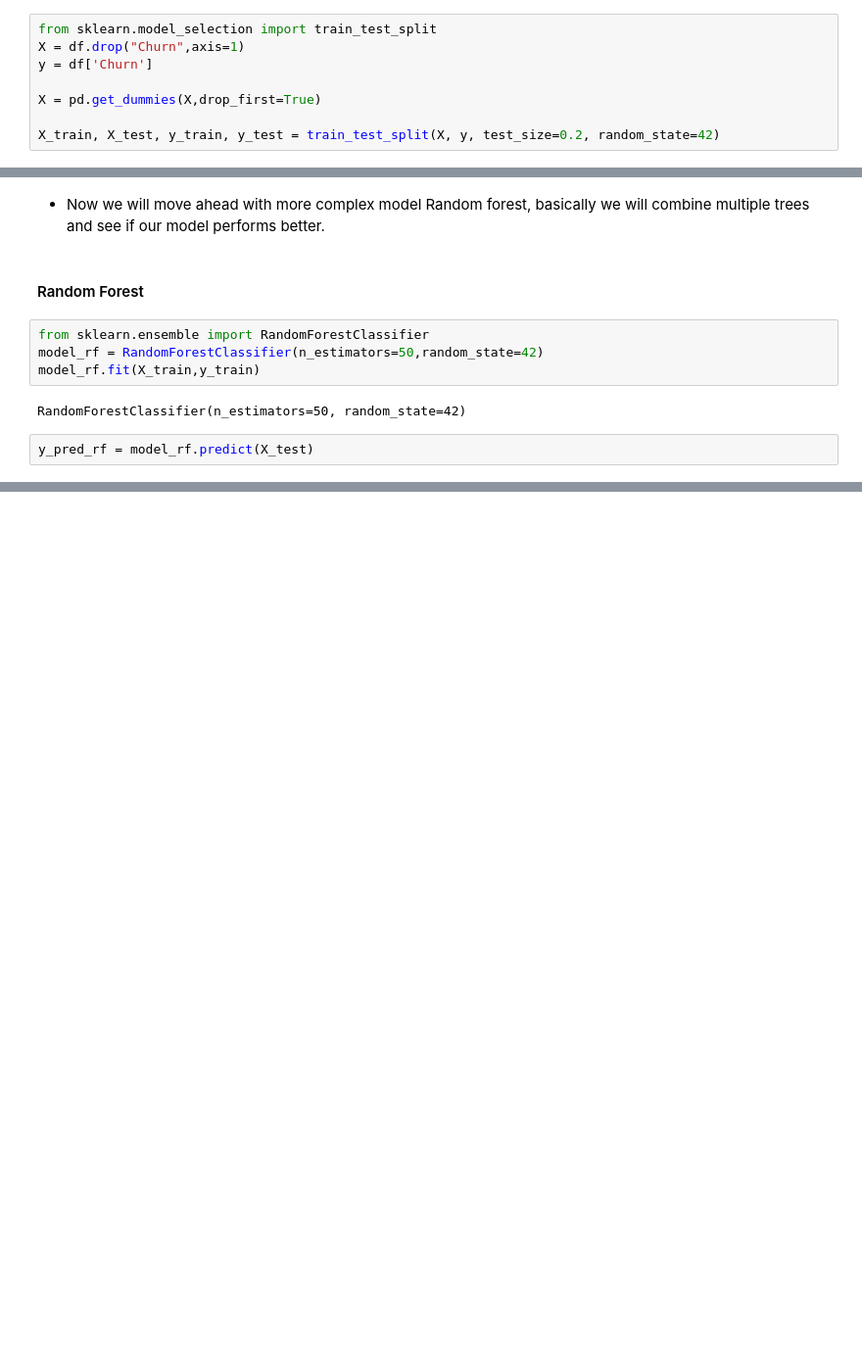
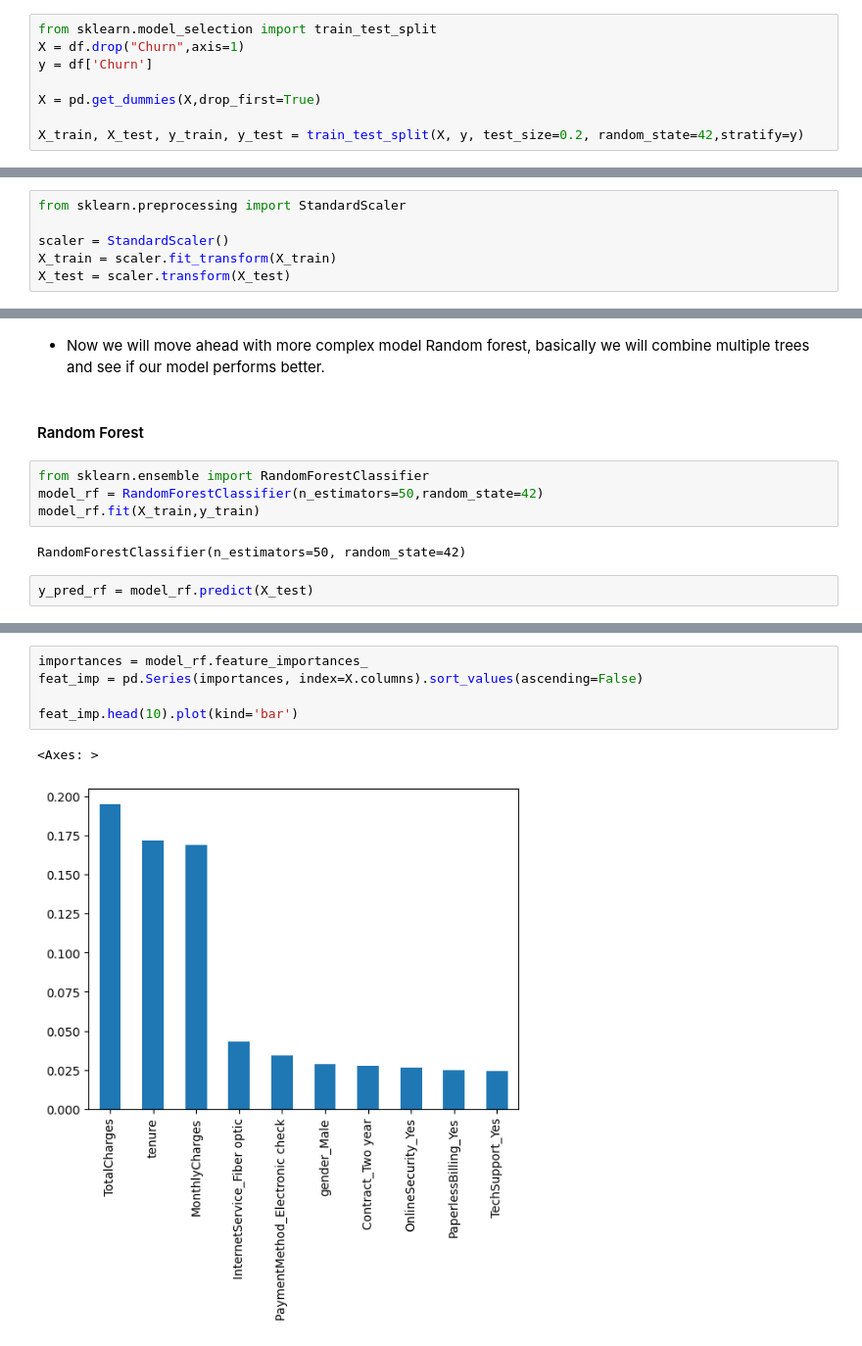
Before and after one commit to VBS360/ML_Engineer_Prep, a Jupyter notebook: Day 9 - ML advanced concepts/Telco Customer Churn.ipynb, the cells around one changed output, grey strips where cells are left out. Shown at 98% size. Saved outputs shown, nothing was run; the diff lists cells and outputs as text; blank space fills up the shorter version.

```diff
--- a/Day 9 - ML advanced concepts/Telco Customer Churn.ipynb
+++ b/Day 9 - ML advanced concepts/Telco Customer Churn.ipynb
@@ -184,7 +288,7 @@ y = df['Churn']
 
 X = pd.get_dummies(X,drop_first=True)
 
-X_train, X_test, y_train, y_test = train_test_split(X, y, test_size=0.2, random_state=42)
+X_train, X_test, y_train, y_test = train_test_split(X, y, test_size=0.2, random_state=42,stratify=y)
 # %%
 X.head()
 # %% [output]
@@ -198,6 +302,12 @@ X.head()
 - Let's train a simple Logistic classification model first, then we will move ahead with complex models.
 # %% [markdown]
 #### Logistic Regression
+# %%
+from sklearn.preprocessing import StandardScaler
+
+scaler = StandardScaler()
+X_train = scaler.fit_transform(X_train)
+X_test = scaler.transform(X_test)
 # %%
 from sklearn.linear_model import LogisticRegression
 model_lr = LogisticRegression(max_iter=1000)
@@ -294 +397,9 @@ weighted avg       0.77      0.79      0.78      1407
+# %%
+importances = model_rf.feature_importances_
+feat_imp = pd.Series(importances, index=X.columns).sort_values(ascending=False)
+
+feat_imp.head(10).plot(kind='bar')
+# %% [output]
+<Axes: >
+[figure, added]
 # %% [markdown]
```
Also changed, not shown: parts of 25 cells of this notebook.
